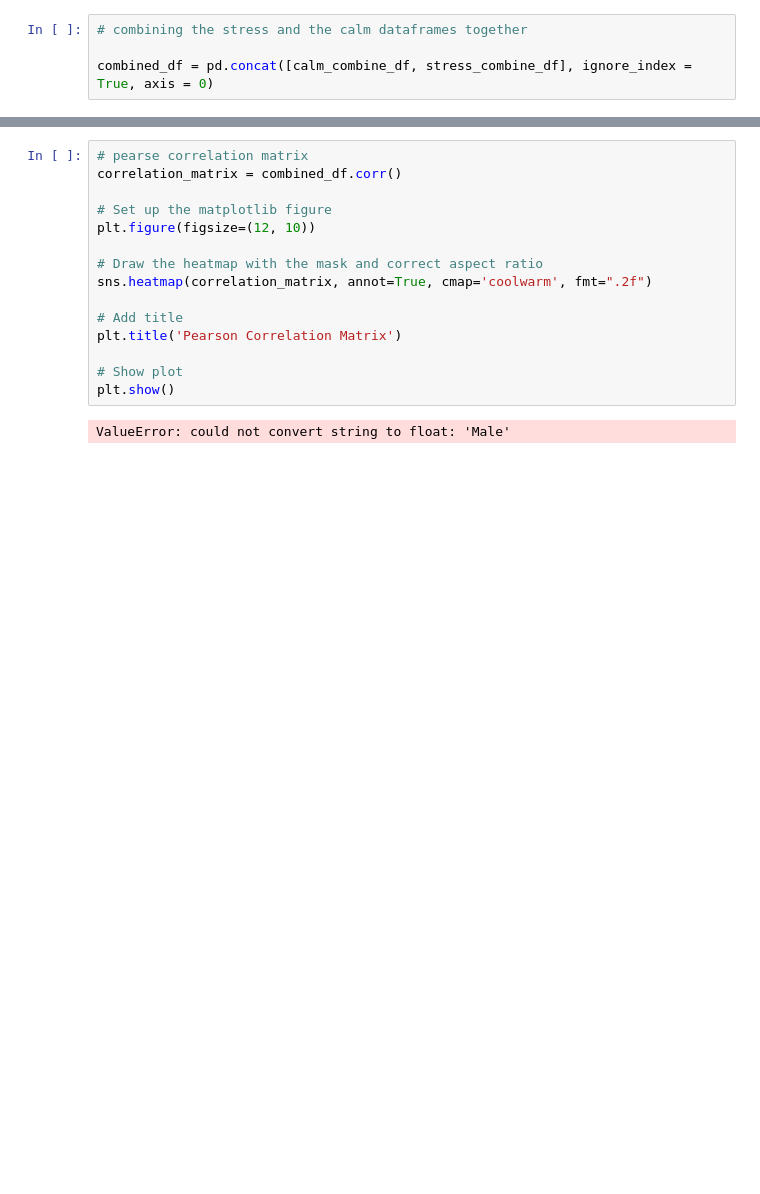
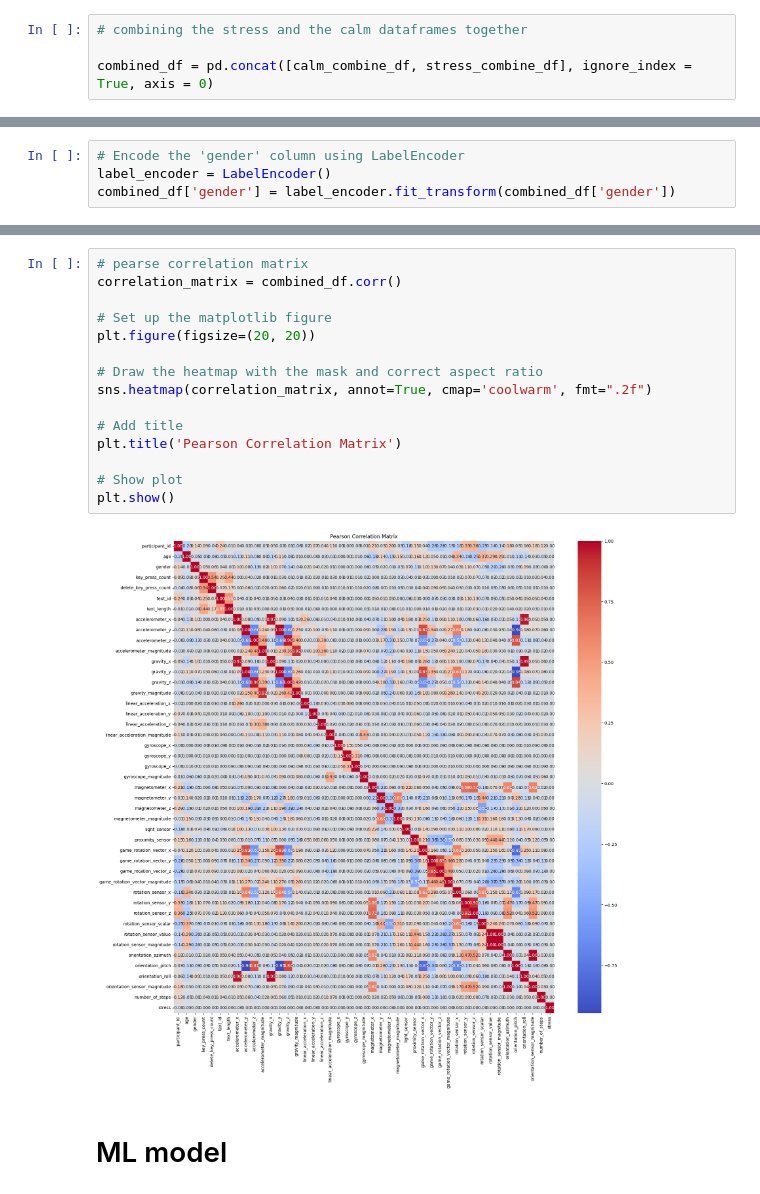
Before and after one commit to dead96pool/stress_detection_mlai, a Jupyter notebook: MLAI_project.ipynb, the cells around one changed output, grey strips where cells are left out. Cells and saved outputs as stored; diff of their text form; blank space fills up the shorter version.

```diff
--- a/MLAI_project.ipynb
+++ b/MLAI_project.ipynb
@@ -197 +211,5 @@ display(combined_df.sort_values(by="participant_id"))
 1408798 rows × 45 columns
+# %%
+# Encode the 'gender' column using LabelEncoder
+label_encoder = LabelEncoder()
+combined_df['gender'] = label_encoder.fit_transform(combined_df['gender'])
@@ -198,17 +225,19 @@ display(combined_df.sort_values(by="participant_id"))
 # %%
 # pearse correlation matrix
 correlation_matrix = combined_df.corr()
 
 # Set up the matplotlib figure
-plt.figure(figsize=(12, 10))
+plt.figure(figsize=(20, 20))
 
 # Draw the heatmap with the mask and correct aspect ratio
 sns.heatmap(correlation_matrix, annot=True, cmap='coolwarm', fmt=".2f")
 
 # Add title
 plt.title('Pearson Correlation Matrix')
 
 # Show plot
 plt.show()
 # %% [output]
-ValueError: could not convert string to float: 'Male'
+[figure, added]
+# %% [markdown]
+# ML model
```
Also changed, not shown: parts of 16 cells of this notebook.
